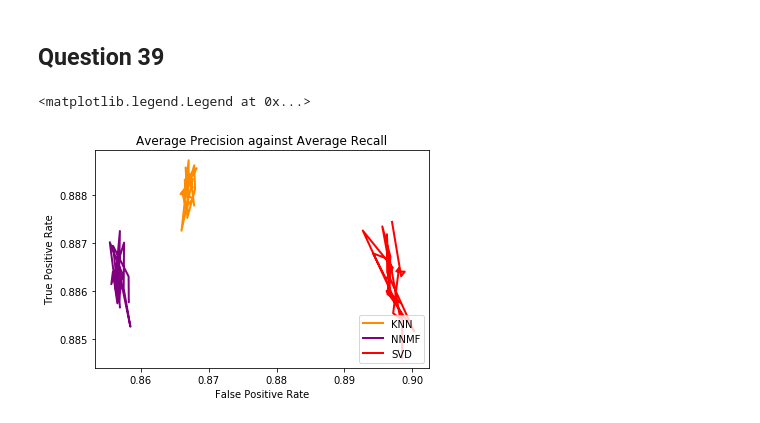
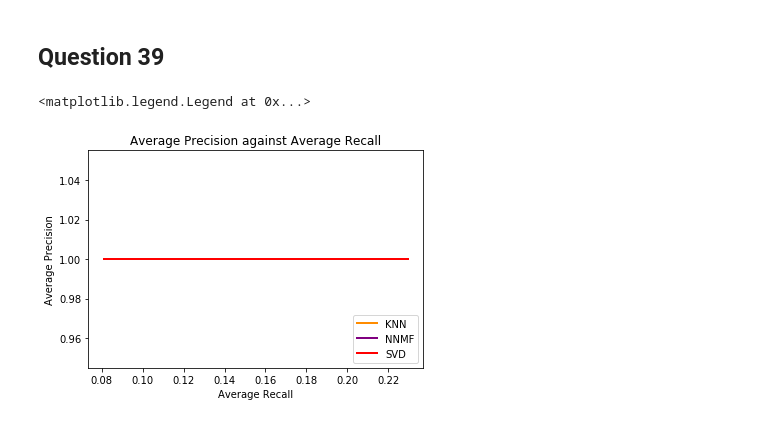
Before and after one commit to Jas-Jess/ee219, a Jupyter notebook: Project 3/Project 3 Part 3, 4, 5, 7, 8.ipynb, the cells around one changed output. Cells and saved outputs as stored; diff of their text form; code cells hidden in the pictures.

```diff
--- a/Project 3/Project 3 Part 3, 4, 5, 7, 8.ipynb
+++ b/Project 3/Project 3 Part 3, 4, 5, 7, 8.ipynb
@@ -873,7 +873,7 @@ Lowest average RMSE is  0.82430224237  at k = 46
 trainset, testset = train_test_split(data, test_size=.1)
 threshold = [2.5,3.0,3.5,4.0]
 
-k = 2
+k = 6
 svd = SVD(n_factors = k)
 svd.fit(trainset)
 pred = svd.test(testset)
@@ -1000,6 +1075,4 @@ def trim_user(testset, t):
 # %%
-threshold = 3
-
 precision_knn = []
 precision_nnmf = []
 precision_svd = []
@@ -1030,25 +1103,18 @@ for t in xrange(1, 26, 1):
         svd.fit(trainset)
         pred_svd = svd.test(new_testset)
 
-        # Adding predicted values and actual into an arry
-        predicted_knn = []
-        predicted_nnmf = []
-        predicted_svd = []
-        actual = []
+        # Get top t ranks
+        avg_precision, avg_recall = get_rank_precision_recall(pred_knn, t)
+        temp_knn_p.append(avg_precision)
+        temp_knn_r.append(avg_recall)
 
-        for j in xrange(0, len(new_testset), 1):
-            predicted_knn.append(0 if pred_knn[j].est < threshold else 1)
-            predicted_nnmf.append(0 if pred_nnmf[j].est < threshold else 1)
-            predicted_svd.append(0 if pred_svd[j].est < threshold else 1)
-            actual.append(0 if new_testset[j][2] < threshold else 1)
+        avg_precision, avg_recall = get_rank_precision_recall(pred_nnmf, t)
+        temp_nnmf_p.append(avg_precision)
+        temp_nnmf_r.append(avg_recall)
 
-        temp_knn_p.append(precision_score(actual, predicted_knn))
-        temp_nnmf_p.append(precision_score(actual, predicted_nnmf))
-        temp_svd_p.append(precision_score(actual, predicted_svd))
-
-        temp_knn_r.append(recall_score(actual, predicted_knn))
-        temp_nnmf_r.append(recall_score(actual, predicted_nnmf))
-        temp_svd_r.append(recall_score(actual, predicted_svd))
+        avg_precision, avg_recall = get_rank_precision_recall(pred_svd, t)
+        temp_svd_p.append(avg_precision)
+        temp_svd_r.append(avg_recall)
 
 
     precision_knn.append(np.nanmean(temp_knn_p))
@@ -1168,12 +1234,12 @@ Text(0.5,1,u'SVD precision against recall')
 # %%
 plt.figure()
 plt.plot(recall_knn, precision_knn, color='darkorange', lw=2, label='KNN')
 plt.plot(recall_nnmf, precision_nnmf, color='purple', lw=2, label='NNMF')
 plt.plot(recall_svd, precision_svd, color='red', lw=2, label='SVD')
-plt.xlabel('False Positive Rate')
-plt.ylabel('True Positive Rate')
+plt.xlabel('Average Recall')
+plt.ylabel('Average Precision')
 plt.title('Average Precision against Average Recall')
 plt.legend(loc="lower right")
 # %% [output]
 <matplotlib.legend.Legend at 0x...>
-[figure, old version]
+[figure, new version]
```
Also changed, not shown: parts of 5 cells of this notebook, 5 other files.
